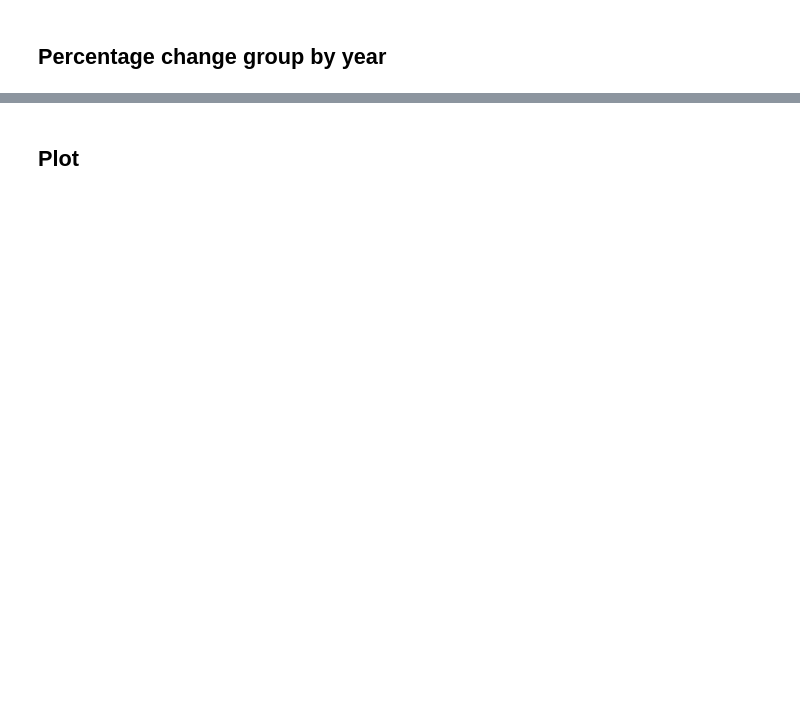
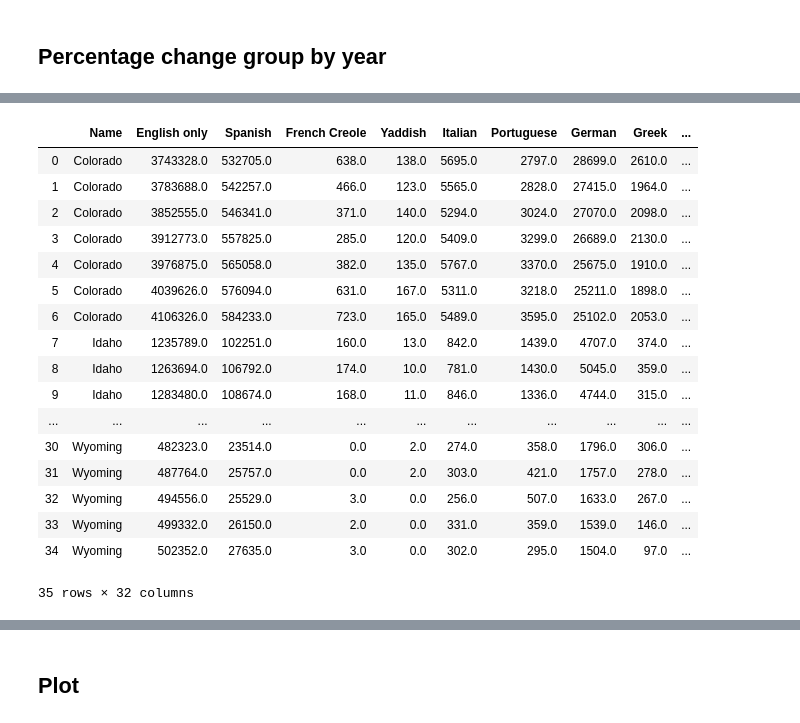
Before and after one commit to tomrecht/Project-1, a Jupyter notebook: Analysis_data.ipynb, the cells around one changed output, grey strips where cells are left out. Drawn from its saved outputs; the diff is of its cells as text; code cells hidden in the pictures; blank space fills up the shorter version.

```diff
--- a/Analysis_data.ipynb
+++ b/Analysis_data.ipynb
@@ -95,0 +141,24 @@ yearly_change.to_csv("yearly_change.csv",index = None, header=True)
+# %%
+rocky_mountain_df = census_data[census_data["Name"].isin(rocky_mountain)]
+rocky_mountain_df = rocky_mountain_df.reset_index()
+del rocky_mountain_df["index"]
+rocky_mountain_df
+# %% [output]
+|  | Name | English only | Spanish | French Creole | Yaddish | Italian | Portuguese | German | Greek | ... |
+| 0 | Colorado | 3743328.0 | 532705.0 | 638.0 | 138.0 | 5695.0 | 2797.0 | 28699.0 | 2610.0 | ... |
+| 1 | Colorado | 3783688.0 | 542257.0 | 466.0 | 123.0 | 5565.0 | 2828.0 | 27415.0 | 1964.0 | ... |
+| 2 | Colorado | 3852555.0 | 546341.0 | 371.0 | 140.0 | 5294.0 | 3024.0 | 27070.0 | 2098.0 | ... |
+| 3 | Colorado | 3912773.0 | 557825.0 | 285.0 | 120.0 | 5409.0 | 3299.0 | 26689.0 | 2130.0 | ... |
+| 4 | Colorado | 3976875.0 | 565058.0 | 382.0 | 135.0 | 5767.0 | 3370.0 | 25675.0 | 1910.0 | ... |
+| 5 | Colorado | 4039626.0 | 576094.0 | 631.0 | 167.0 | 5311.0 | 3218.0 | 25211.0 | 1898.0 | ... |
+| 6 | Colorado | 4106326.0 | 584233.0 | 723.0 | 165.0 | 5489.0 | 3595.0 | 25102.0 | 2053.0 | ... |
+| 7 | Idaho | 1235789.0 | 102251.0 | 160.0 | 13.0 | 842.0 | 1439.0 | 4707.0 | 374.0 | ... |
+| 8 | Idaho | 1263694.0 | 106792.0 | 174.0 | 10.0 | 781.0 | 1430.0 | 5045.0 | 359.0 | ... |
+| 9 | Idaho | 1283480.0 | 108674.0 | 168.0 | 11.0 | 846.0 | 1336.0 | 4744.0 | 315.0 | ... |
+| ... | ... | ... | ... | ... | ... | ... | ... | ... | ... | ... |
+| 30 | Wyoming | 482323.0 | 23514.0 | 0.0 | 2.0 | 274.0 | 358.0 | 1796.0 | 306.0 | ... |
+| 31 | Wyoming | 487764.0 | 25757.0 | 0.0 | 2.0 | 303.0 | 421.0 | 1757.0 | 278.0 | ... |
+| 32 | Wyoming | 494556.0 | 25529.0 | 3.0 | 0.0 | 256.0 | 507.0 | 1633.0 | 267.0 | ... |
+| 33 | Wyoming | 499332.0 | 26150.0 | 2.0 | 0.0 | 331.0 | 359.0 | 1539.0 | 146.0 | ... |
+| 34 | Wyoming | 502352.0 | 27635.0 | 3.0 | 0.0 | 302.0 | 295.0 | 1504.0 | 97.0 | ... |
+35 rows × 32 columns
```
Also changed, not shown: parts of 8 cells of this notebook, 8 other files.
